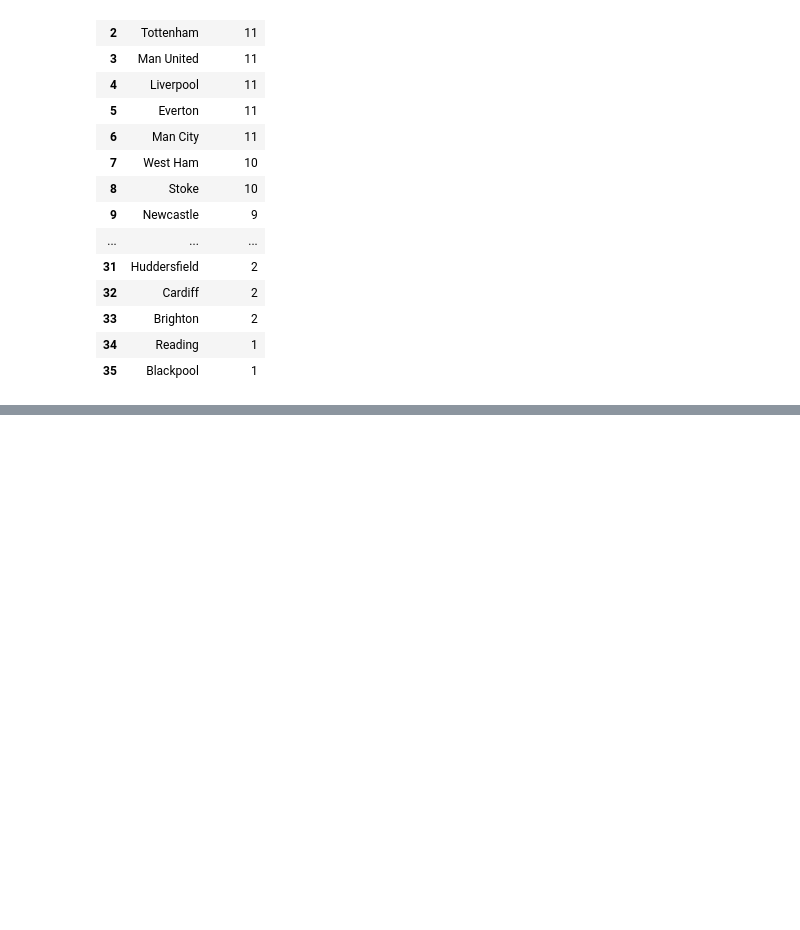
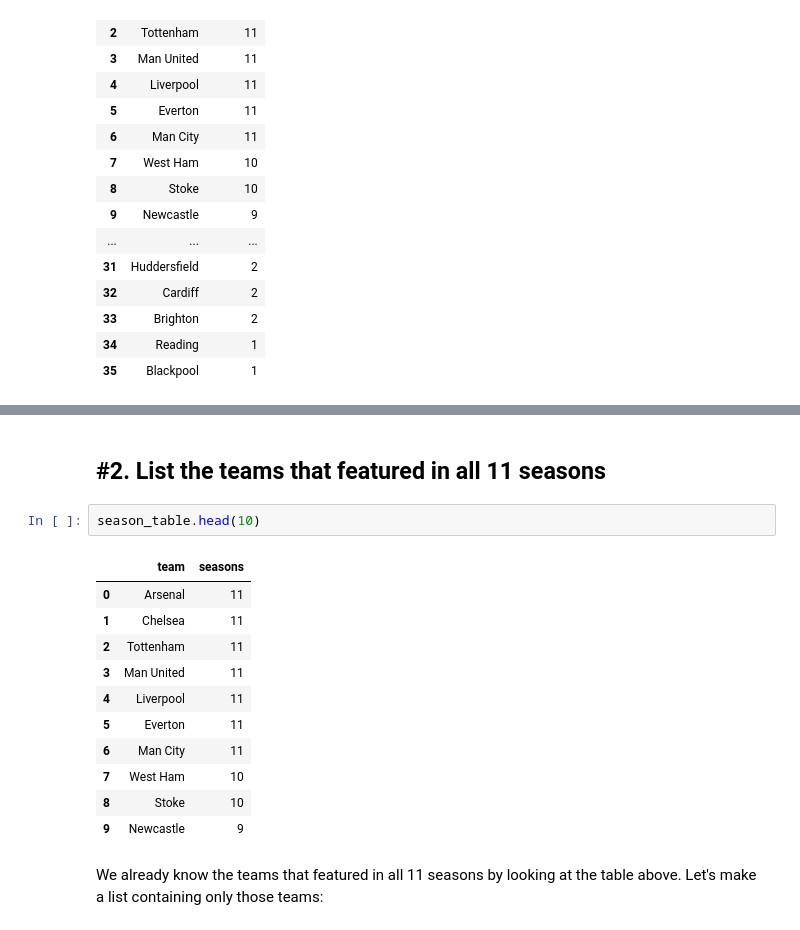
Before and after one commit to felipesebben/bk_data_analysis_studies, a Jupyter notebook: da_data_exercises/ch02-preparing_data_for_analysis/05-football.ipynb, the cells around one changed output, grey strips where cells are left out. Saved outputs shown, nothing was run; the diff lists cells and outputs as text; blank space fills up the shorter version.

```diff
--- a/da_data_exercises/ch02-preparing_data_for_analysis/05-football.ipynb
+++ b/da_data_exercises/ch02-preparing_data_for_analysis/05-football.ipynb
@@ -123,0 +125,18 @@ season_counts.plot(kind='barh',)
+# %% [markdown]
+<h2><b>#2.</b> List the teams that featured in all 11 seasons</h2>
+# %%
+season_table.head(10)
+# %% [output]
+|  | team | seasons |
+| 0 | Arsenal | 11 |
+| 1 | Chelsea | 11 |
+| 2 | Tottenham | 11 |
+| 3 | Man United | 11 |
+| 4 | Liverpool | 11 |
+| 5 | Everton | 11 |
+| 6 | Man City | 11 |
+| 7 | West Ham | 10 |
+| 8 | Stoke | 10 |
+| 9 | Newcastle | 9 |
+# %% [markdown]
+<p>We already know the teams that featured in all 11 seasons by looking at the table above. Let's make a list containing only those teams:</p>
```
Also changed, not shown: parts of 10 cells of this notebook.
